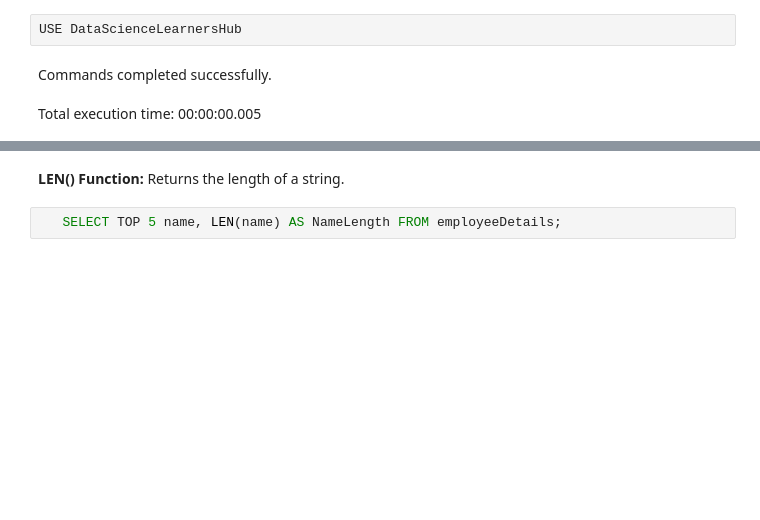
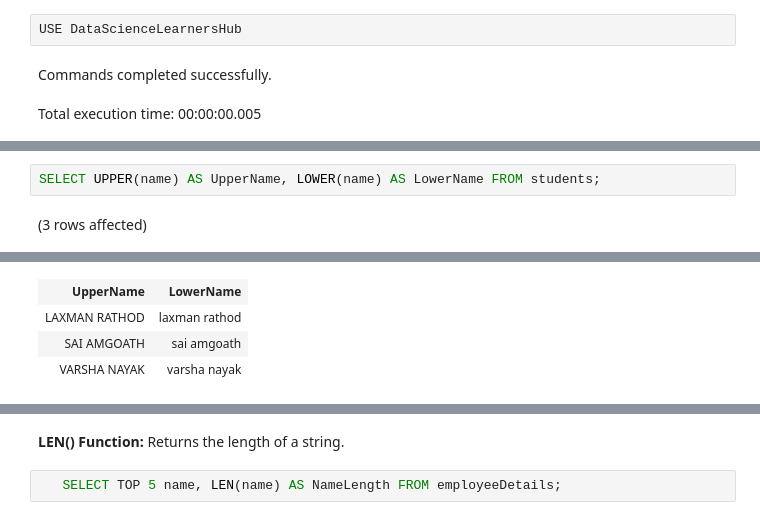
Before and after one commit to rathodlaxman/DataScienceLearnersHub-SQL, a Jupyter notebook: DSLH-StringFunctionInSQL.ipynb, the cells around one changed output, grey strips where cells are left out. Drawn from its saved outputs; the diff is of its cells as text; blank space fills up the shorter version.

```diff
--- a/DSLH-StringFunctionInSQL.ipynb
+++ b/DSLH-StringFunctionInSQL.ipynb
@@ -42,0 +114,4 @@ Total execution time: 00:00:00.037
+# %%
+SELECT UPPER(name) AS UpperName, LOWER(name) AS LowerName FROM students;
+# %% [output]
+(3 rows affected)
@@ -42,0 +119,4 @@ Total execution time: 00:00:00.037
+| UpperName | LowerName |
+| LAXMAN RATHOD | laxman rathod |
+| SAI AMGOATH | sai amgoath |
+| VARSHA NAYAK | varsha nayak |
```
Also changed, not shown: parts of 39 cells of this notebook.
